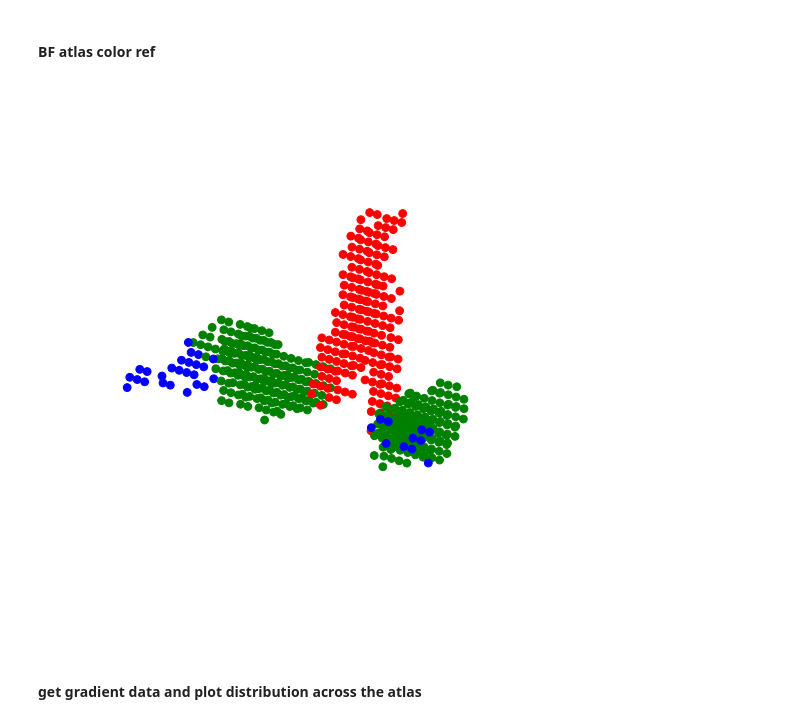
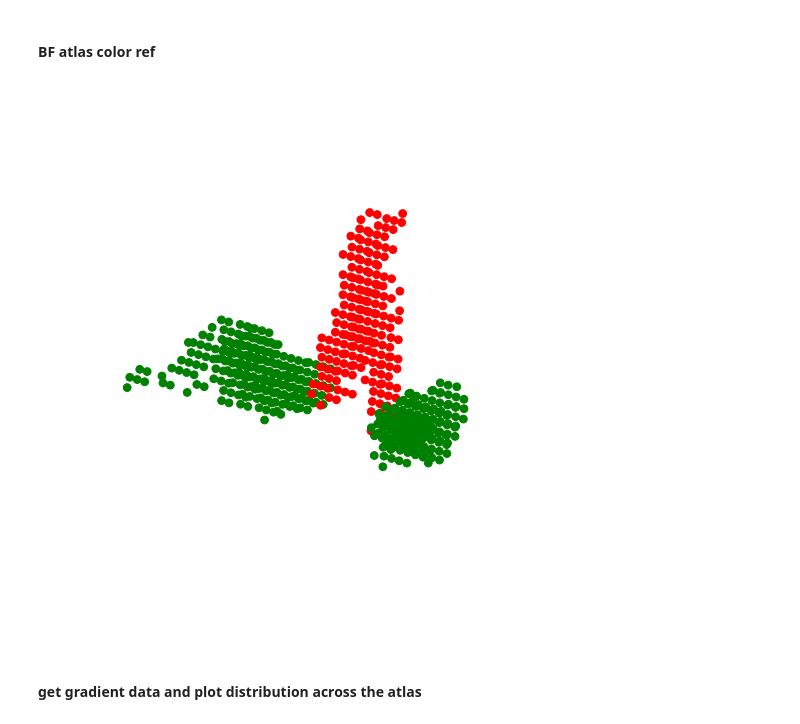
Before and after one commit to sudesnac/HumanBF-Connectivity, a Jupyter notebook: notebook/Func_HCPMMP_gradients.ipynb, the cells around one changed output. Cells and saved outputs as stored; diff of their text form; code cells hidden in the pictures.

```diff
--- a/notebook/Func_HCPMMP_gradients.ipynb
+++ b/notebook/Func_HCPMMP_gradients.ipynb
@@ -91,0 +96,10 @@ plt.show()
+# %%
+# Plot this gradient 1
+f, ax = plt.subplots(1,1,dpi=100)
+G1 = gm.gradients_[:,0]
+G1.shape
+
+ax.imshow(G1.reshape([599,1]).T, cmap='seismic', aspect=20)
+ax.set_title('Gradient 1 {}'.format(G1.shape))
+plt.tight_layout()
+plt.show()
@@ -295,7 +342,7 @@ plot_hemispheres(surf_lh, surf_rh, array_name=[grad_data], size=(400, 400), layo
 # %% [markdown]
 ### Gradient x Atlas subregion
 # %%
-subBF_nib = nib.load(data_path+'BF_masked_fullB_3seg1p6mm.dseg.nii.gz')
+subBF_nib = nib.load(data_path+'BF_masked_fullB_1p6mm.dseg.nii.gz')
 subBF_vol = subBF_nib.get_fdata()
 # %% [markdown]
 #### BF atlas color ref
@@ -304,26 +351,26 @@ bf_idx = np.argwhere(subBF_vol)
 bf_values = subBF_vol[bf_idx[:,0], bf_idx[:,1], bf_idx[:,2]].flatten()
 # %%
 from matplotlib.colors import ListedColormap
-colors = ListedColormap(['red', 'green', 'blue'])
+colors = ListedColormap(['red', 'green'])
 
 fig = plt.figure(figsize=(10,10))
 ax = fig.add_subplot(projection='3d')
 ax.dist=10
 ax.set_axis_off()
 
 ax.scatter(
     bf_idx[:,0],
     bf_idx[:,1],
     bf_idx[:,2],
     s=60, alpha=1,
     cmap=colors,
     c=bf_values
 )
 
-plt.savefig(fig_path+f'BF-atlas_color-ref.png', dpi=300, bbox_inches='tight')
+#plt.savefig(fig_path+f'BF-atlas_color-ref.png', dpi=300, bbox_inches='tight')
 plt.show()
 # %% [output]
-[figure, old version]
+[figure, new version]
 # %% [markdown]
 #### get gradient data and plot distribution across the atlas
 # %%
```
Also changed, not shown: parts of 33 cells of this notebook, 25 other files.
